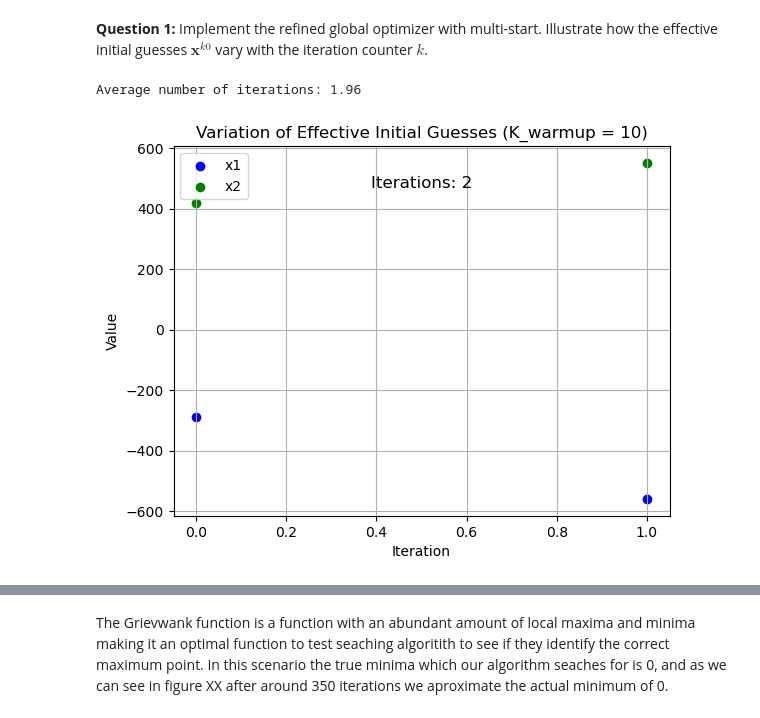
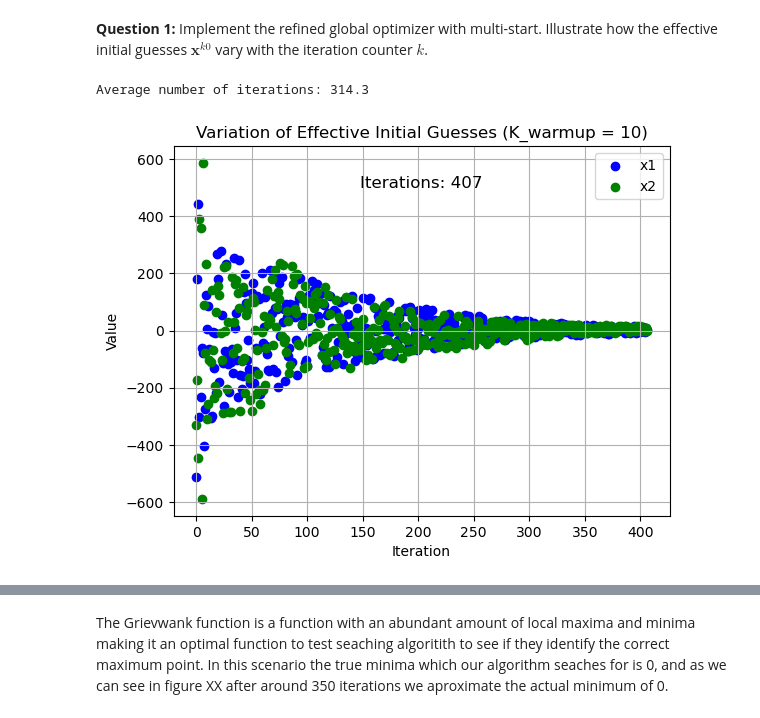
Before and after one commit to NumEconCopenhagen/projects-2023-best-team, a Jupyter notebook: Exam-2023-Lucas.ipynb, the cells around one changed output, grey strips where cells are left out. Cells and saved outputs as stored; diff of their text form; code cells hidden in the pictures.

```diff
--- a/Exam-2023-Lucas.ipynb
+++ b/Exam-2023-Lucas.ipynb
@@ -586,7 +584,6 @@ The optimizer in Step 3.E is `BFGS` with a tolerance of $\tau$.
 # %% [markdown]
 **Question 1:** Implement the refined global optimizer with multi-start. Illustrate how the effective initial guesses $\mathbf{x}^{k0}$ vary with the iteration counter $k$.
 # %%
-#Nyt fra Andreas
 import numpy as np
 import matplotlib.pyplot as plt
 np.random.seed(0)
@@ -597,7 +594,7 @@ def griewank(x):
     return griewank_(x[0], x[1])
 
 def griewank_(x1, x2):
-    A = x1 * 2 / 4000 + x2 * 2 / 4000
+    A = x1 ** 2 / 4000 + x2 ** 2 / 4000
     B = np.cos(x1 / np.sqrt(1)) * np.cos(x2 / np.sqrt(2))
     return A - B + 1
 
@@ -638,32 +635,32 @@ num_runs = 100
 iterations_list = []
 
 # Run the algorithm multiple times
 for _ in range(num_runs):
     _, _, iterations = refined_global_optimizer(bounds, tau, K_warmup, K, optimizer)
     iterations_list.append(iterations)
 
 # Calculate the average number of iterations
 avg_iterations = np.mean(iterations_list)
 
 # Print the average number of iterations
 print(f"Average number of iterations: {avg_iterations}")
 
 # Run refined global optimizer and plot the variation of effective initial guesses
 x_star, x0_values, iterations = refined_global_optimizer(bounds, tau, K_warmup, K, optimizer)
 x0_values = np.array(x0_values)
 x1_values = x0_values[:, 0]
 x2_values = x0_values[:, 1]
 
 plt.scatter(range(len(x1_values)), x1_values, c='blue', label='x1')
 plt.scatter(range(len(x2_values)), x2_values, c='green', label='x2')
 plt.xlabel('Iteration')
 plt.ylabel('Value')
 plt.title(f'Variation of Effective Initial Guesses (K_warmup = {K_warmup})')
 plt.legend()
 plt.grid(True)
 plt.text(0.5, 0.9, f'Iterations: {iterations}', transform=plt.gca().transAxes, ha='center', va='center', fontsize=12)
 
 plt.show()
 # %% [output]
-Average number of iterations: 1.96
+Average number of iterations: 314.3
-[figure, old version]
+[figure, new version]
```
Also changed, not shown: parts of 30 cells of this notebook, 1 other file.
